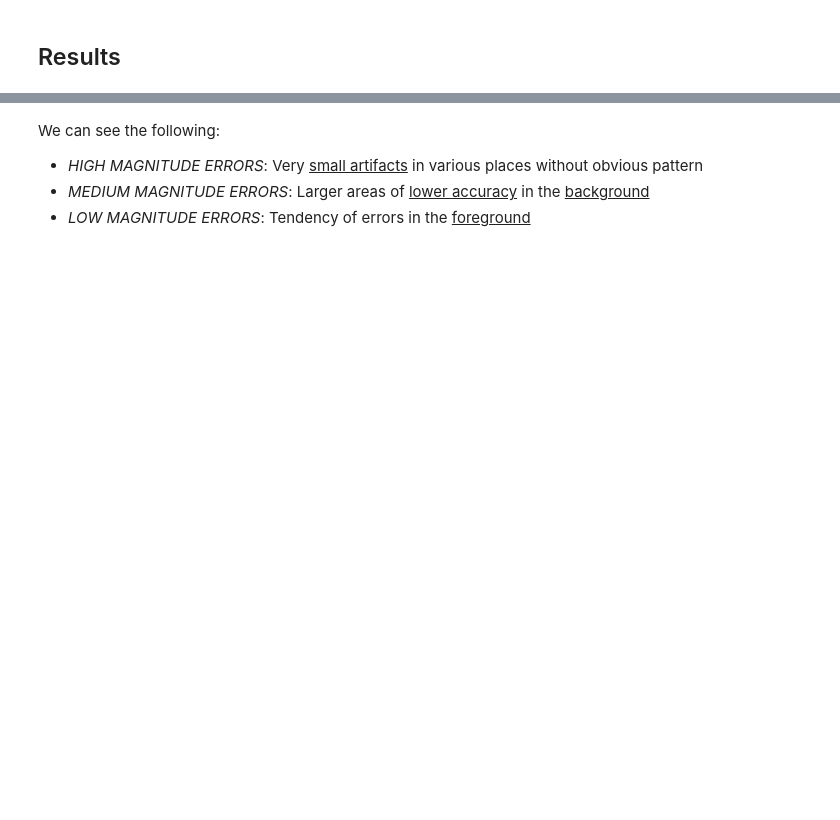
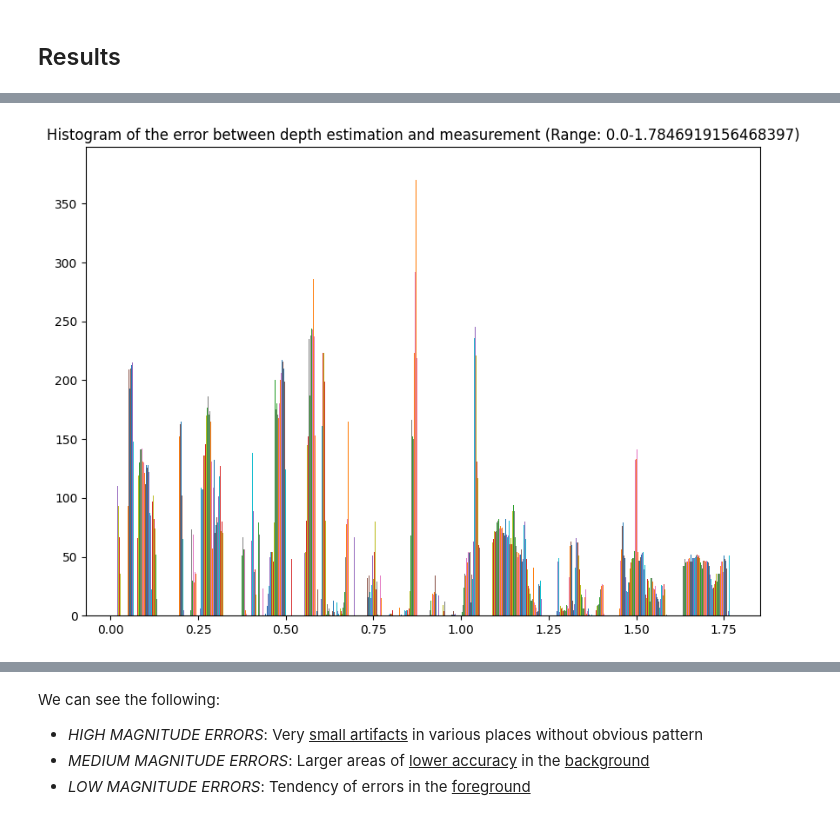
Before and after one commit to rwittmuess/Monocular_Depth_Estimation_Performance, a Jupyter notebook: eval_performance.ipynb, the cells around one changed output, grey strips where cells are left out. Saved outputs shown, nothing was run; the diff lists cells and outputs as text; code cells hidden in the pictures; blank space fills up the shorter version.

```diff
--- a/eval_performance.ipynb
+++ b/eval_performance.ipynb
@@ -237,12 +263,14 @@ plt.show()
 # %%
 fig = plt.figure(figsize =(10, 7))
 
-plt.hist(difference_pic_zero, bins=10)
+plt.hist(difference_pic)   #, bins=10
 
-min_error = difference_pic_zero.min()
-max_error = difference_pic_zero.max()
+max_error = difference_pic.max()
+min_error = difference_pic.min()
 text="Histogram of the error between depth estimation and measurement (Range: " + str(min_error) + "-" + str(max_error) + ")"
 
 plt.title(text)
 plt.show()
+# %% [output]
+[figure, added]
 # %%
```
Also changed, not shown: parts of 20 cells of this notebook.
